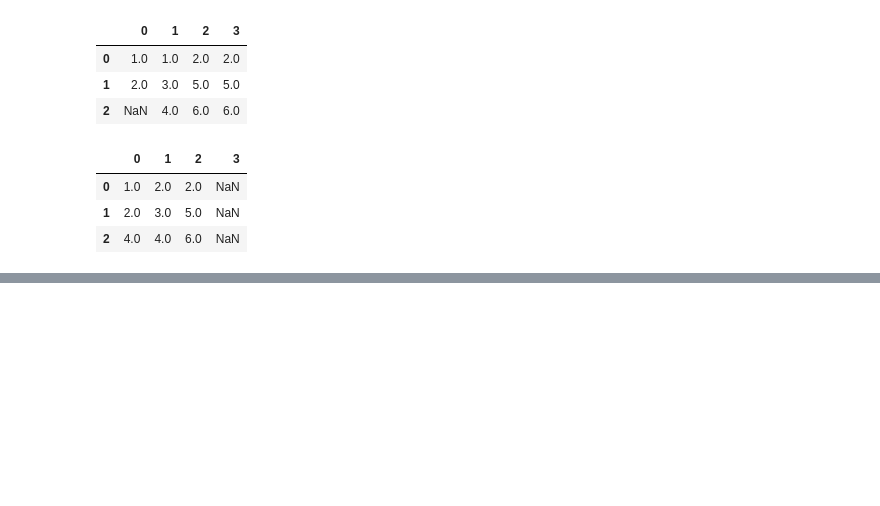
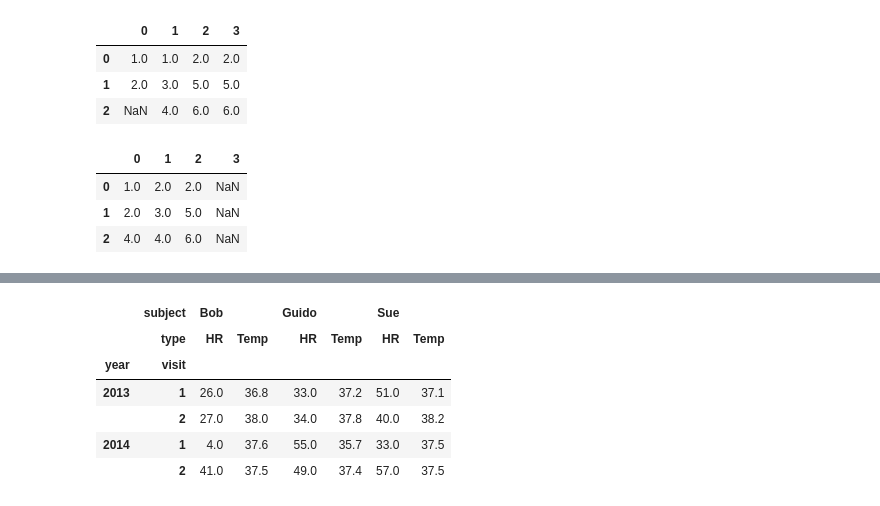
Before and after one commit to Samarth170750/data-sci-python, a Jupyter notebook: Pandas.ipynb, the cells around one changed output, grey strips where cells are left out. Drawn from its saved outputs; the diff is of its cells as text; code cells hidden in the pictures; blank space fills up the shorter version.

```diff
--- a/Pandas.ipynb
+++ b/Pandas.ipynb
@@ -917,0 +1039,18 @@ df.fillna(method='bfill',axis=1)
+# %%
+index = pd.MultiIndex.from_product([[2013,2014],[1,2]],names=['year','visit'])
+columns =pd.MultiIndex.from_product([['Bob','Guido','Sue'],['HR','Temp']],names=['subject','type'])
+
+data=np.round(np.random.randn(4,6),1)
+data[:,::2]*=10 # all HR value will be x 10
+data +=37
+
+health_data=pd.DataFrame(data,index=index,columns=columns)
+health_data
+# %% [output]
+|  | subject | Bob |  | Guido |  | Sue |  |
+|  | type | HR | Temp | HR | Temp | HR | Temp |
+| year | visit |  |  |  |  |  |  |
+| 2013 | 1 | 26.0 | 36.8 | 33.0 | 37.2 | 51.0 | 37.1 |
+|  | 2 | 27.0 | 38.0 | 34.0 | 37.8 | 40.0 | 38.2 |
+| 2014 | 1 | 4.0 | 37.6 | 55.0 | 35.7 | 33.0 | 37.5 |
+|  | 2 | 41.0 | 37.5 | 49.0 | 37.4 | 57.0 | 37.5 |
```
Also changed, not shown: parts of 57 cells of this notebook, 1 other file.
